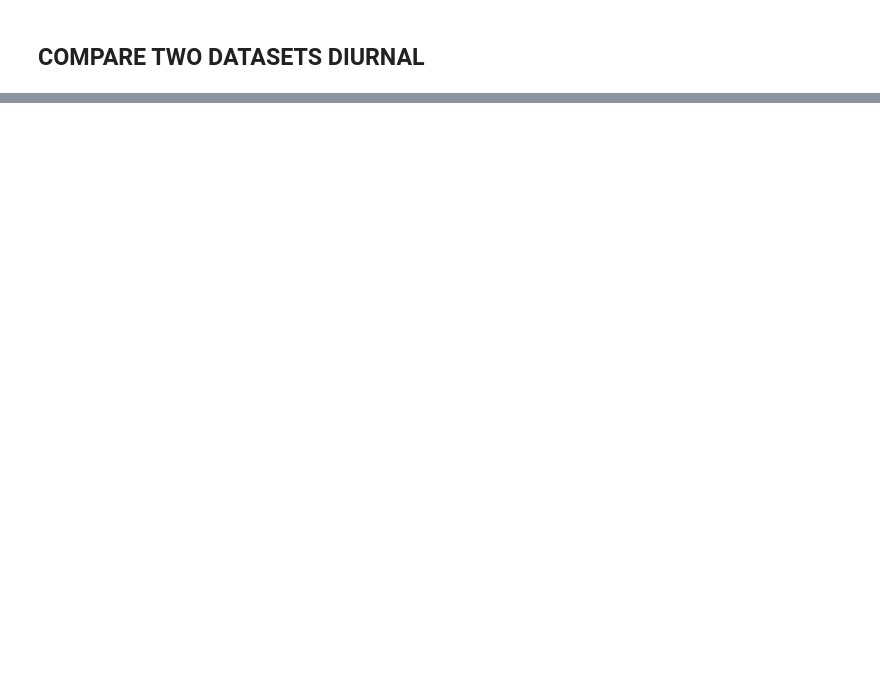
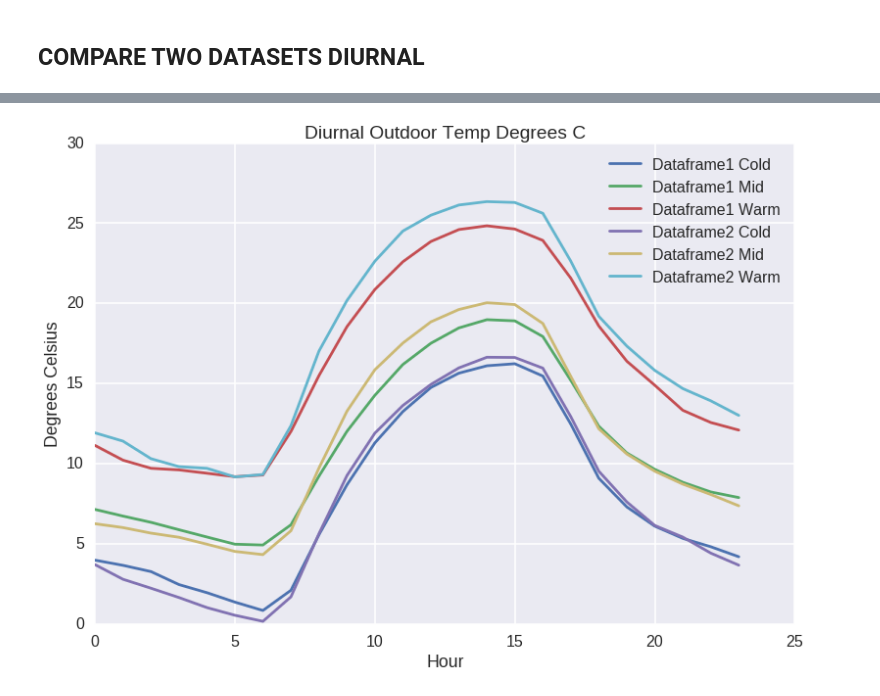
Before and after one commit to BrennaManning/KwaDela2016, a Jupyter notebook: Analysis_Suite_0.ipynb, the cells around one changed output, grey strips where cells are left out. Cells and saved outputs as stored; diff of their text form; code cells hidden in the pictures; blank space fills up the shorter version.

```diff
--- a/Analysis_Suite_0.ipynb
+++ b/Analysis_Suite_0.ipynb
@@ -514,0 +574,47 @@ plt.show()
+# %%
+warm_days_cutoff = float(warm_days.value)
+# %%
+cold_days = widgets.Text(
+    description='Minimum average temperature for cold days',
+    value= '8.7',
+)
+cold_days
+# %%
+cold_days_cutoff = float(cold_days.value)
+# %%
+dataframe1.dropna
+dataframe1.dropna()
+dataframe1=dataframe1[np.isfinite(dataframe1['DailyAverageTemp'])]
+df1cold = dataframe1[(dataframe1['DailyAverageTemp']) <= cold_days_cutoff]
+df_dict['df1cold']=df1cold
+df1mid = dataframe1[dataframe1['DailyAverageTemp'] > cold_days_cutoff]
+df1mid = df1mid[df1mid['DailyAverageTemp'] < warm_days_cutoff]
+df_dict['df1mid']=df1mid
+df1warm = dataframe1[dataframe1['DailyAverageTemp'] >= warm_days_cutoff]
+df_dict['df1warm']=df1warm
+df2cold = dataframe2[dataframe2['DailyAverageTemp'] <= cold_days_cutoff]
+df_dict['df2cold']=df2cold
+df2mid = dataframe2[dataframe2['DailyAverageTemp'] > cold_days_cutoff]
+df2mid = df2mid[df2mid['DailyAverageTemp'] < warm_days_cutoff]
+df_dict['df2mid']=df2mid
+df2warm = dataframe2[dataframe2['DailyAverageTemp'] >= warm_days_cutoff]
+df_dict['df2warm']=df2warm
+# %%
+hourlist = range(0,24)
+def plotTempBracketDiurnal(hourlist, df1cold, df2cold, df1mid, df2mid, df1warm, df2warm, df1_name, df2_name):
+    plt.plot(hourlist, featurediurnaldata(df1cold, 'Temperature_(degC)'))
+    plt.plot(hourlist, featurediurnaldata(df1mid, 'Temperature_(degC)'))
+    plt.plot(hourlist, featurediurnaldata(df1warm, 'Temperature_(degC)'))
+    plt.plot(hourlist, featurediurnaldata(df2cold, 'Temperature_(degC)'))
+    plt.plot(hourlist, featurediurnaldata(df2mid, 'Temperature_(degC)'))
+    plt.plot(hourlist, featurediurnaldata(df2warm, 'Temperature_(degC)'))
+
+    plt.legend([df1_name + ' Cold', df1_name + ' Mid', df1_name + ' Warm', df2_name + ' Cold', df2_name + ' Mid', df2_name + ' Warm'])
+    plt.title('Diurnal Outdoor Temp Degrees C')
+    plt.xlabel('Hour')
+    plt.ylabel('Degrees Celsius')
+    plt.show()
+
+plotTempBracketDiurnal(hourlist, df1cold, df2cold, df1mid, df2mid, df1warm, df2warm, dataframe1_name.value, dataframe2_name.value)
+# %% [output]
+[figure, added]
```
Also changed, not shown: parts of 26 cells of this notebook.
